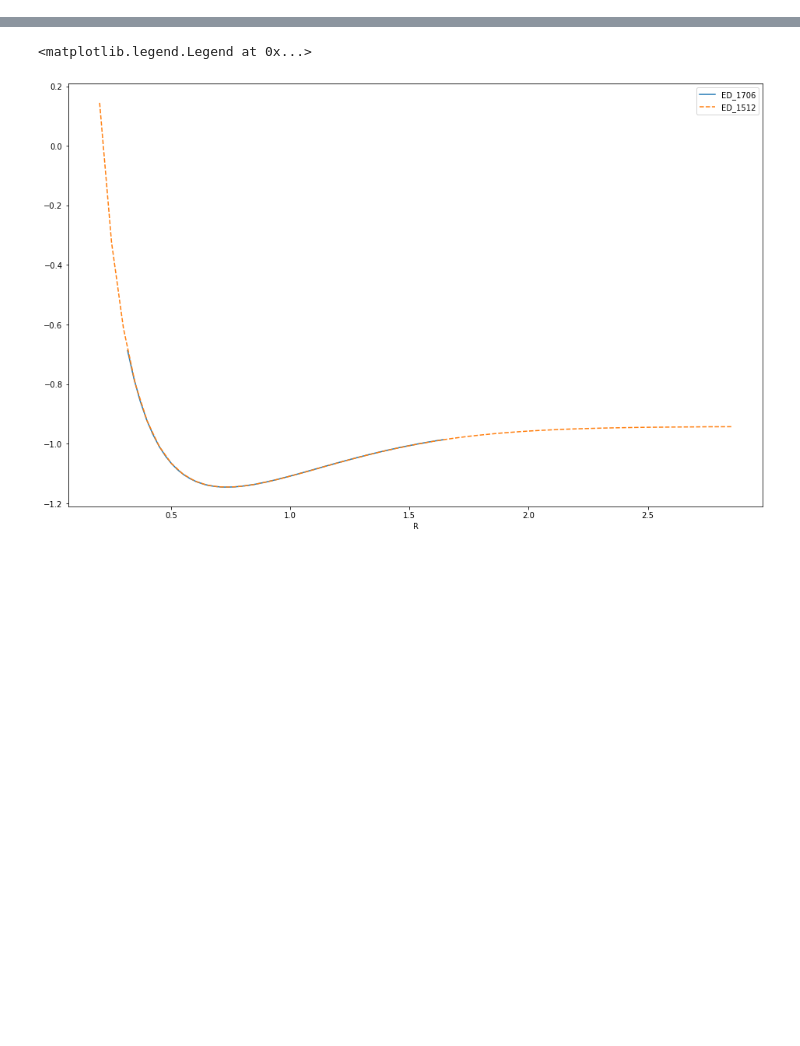
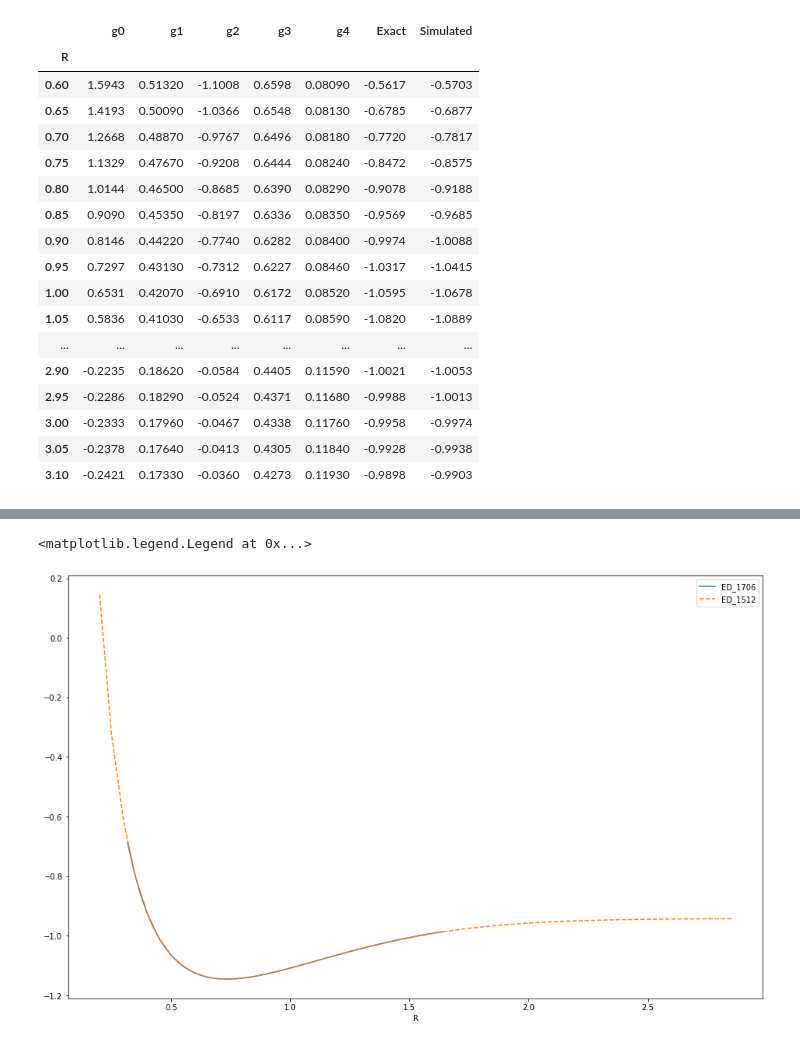
Before and after one commit to CDL-Quantum/CohortProject_2020, a Jupyter notebook: Project_4_Ising_Annealer/H2_Quantum_Ising.ipynb, the cells around one changed output, grey strips where cells are left out. Saved outputs shown, nothing was run; the diff lists cells and outputs as text; code cells hidden in the pictures; blank space fills up the shorter version.

```diff
--- a/Project_4_Ising_Annealer/H2_Quantum_Ising.ipynb
+++ b/Project_4_Ising_Annealer/H2_Quantum_Ising.ipynb
@@ -27,0 +22,21 @@ energies = energies.rename(columns=lambda x: x + "_1706")
+# %%
+coeffs
+# %% [output]
+|  | g0 | g1 | g2 | g3 | g4 | Exact | Simulated |
+| R |  |  |  |  |  |  |  |
+| 0.60 | 1.5943 | 0.51320 | -1.1008 | 0.6598 | 0.08090 | -0.5617 | -0.5703 |
+| 0.65 | 1.4193 | 0.50090 | -1.0366 | 0.6548 | 0.08130 | -0.6785 | -0.6877 |
+| 0.70 | 1.2668 | 0.48870 | -0.9767 | 0.6496 | 0.08180 | -0.7720 | -0.7817 |
+| 0.75 | 1.1329 | 0.47670 | -0.9208 | 0.6444 | 0.08240 | -0.8472 | -0.8575 |
+| 0.80 | 1.0144 | 0.46500 | -0.8685 | 0.6390 | 0.08290 | -0.9078 | -0.9188 |
+| 0.85 | 0.9090 | 0.45350 | -0.8197 | 0.6336 | 0.08350 | -0.9569 | -0.9685 |
+| 0.90 | 0.8146 | 0.44220 | -0.7740 | 0.6282 | 0.08400 | -0.9974 | -1.0088 |
+| 0.95 | 0.7297 | 0.43130 | -0.7312 | 0.6227 | 0.08460 | -1.0317 | -1.0415 |
+| 1.00 | 0.6531 | 0.42070 | -0.6910 | 0.6172 | 0.08520 | -1.0595 | -1.0678 |
+| 1.05 | 0.5836 | 0.41030 | -0.6533 | 0.6117 | 0.08590 | -1.0820 | -1.0889 |
+| ... | ... | ... | ... | ... | ... | ... | ... |
+| 2.90 | -0.2235 | 0.18620 | -0.0584 | 0.4405 | 0.11590 | -1.0021 | -1.0053 |
+| 2.95 | -0.2286 | 0.18290 | -0.0524 | 0.4371 | 0.11680 | -0.9988 | -1.0013 |
+| 3.00 | -0.2333 | 0.17960 | -0.0467 | 0.4338 | 0.11760 | -0.9958 | -0.9974 |
+| 3.05 | -0.2378 | 0.17640 | -0.0413 | 0.4305 | 0.11840 | -0.9928 | -0.9938 |
+| 3.10 | -0.2421 | 0.17330 | -0.0360 | 0.4273 | 0.11930 | -0.9898 | -0.9903 |
```
Also changed, not shown: parts of 21 cells of this notebook, 2 other files.
